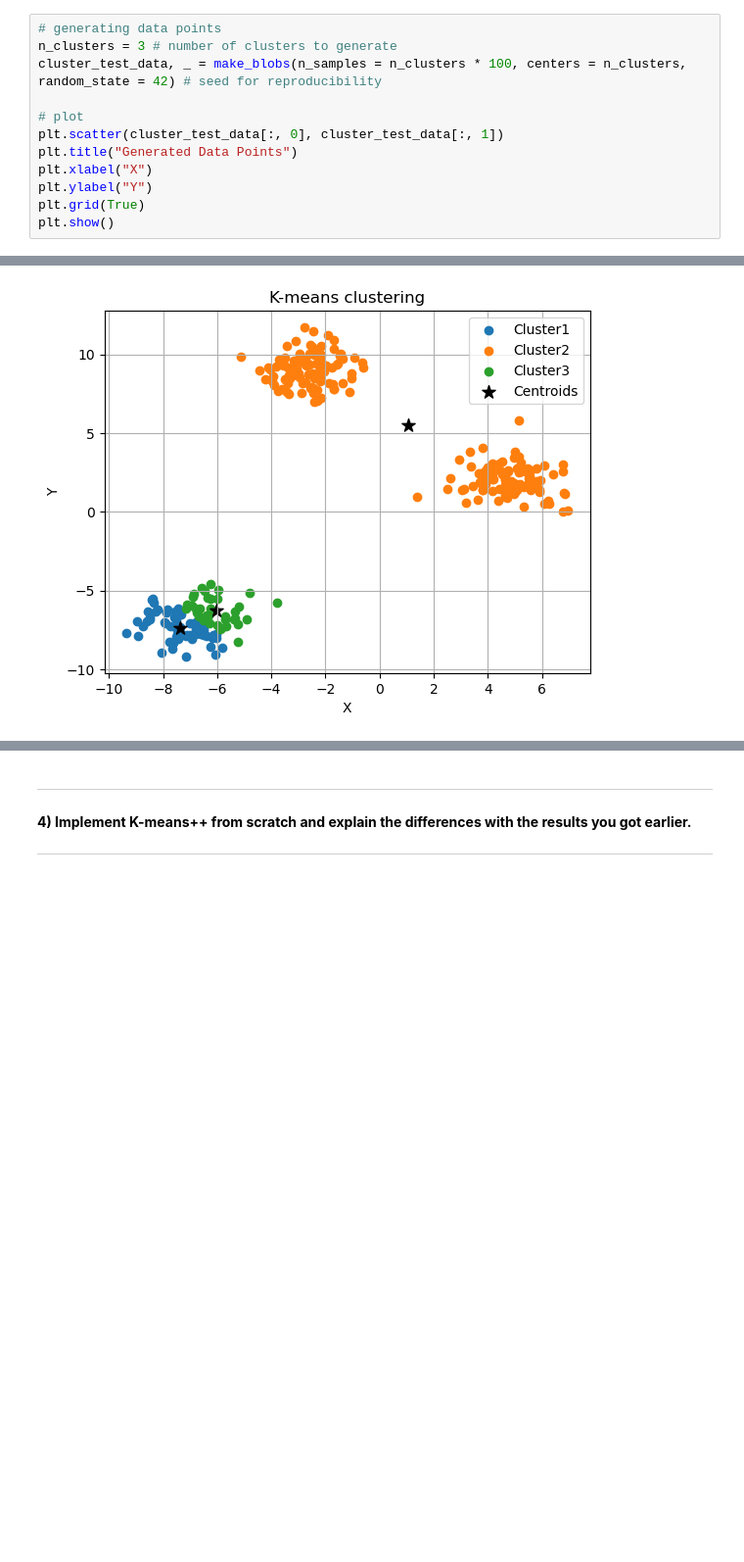
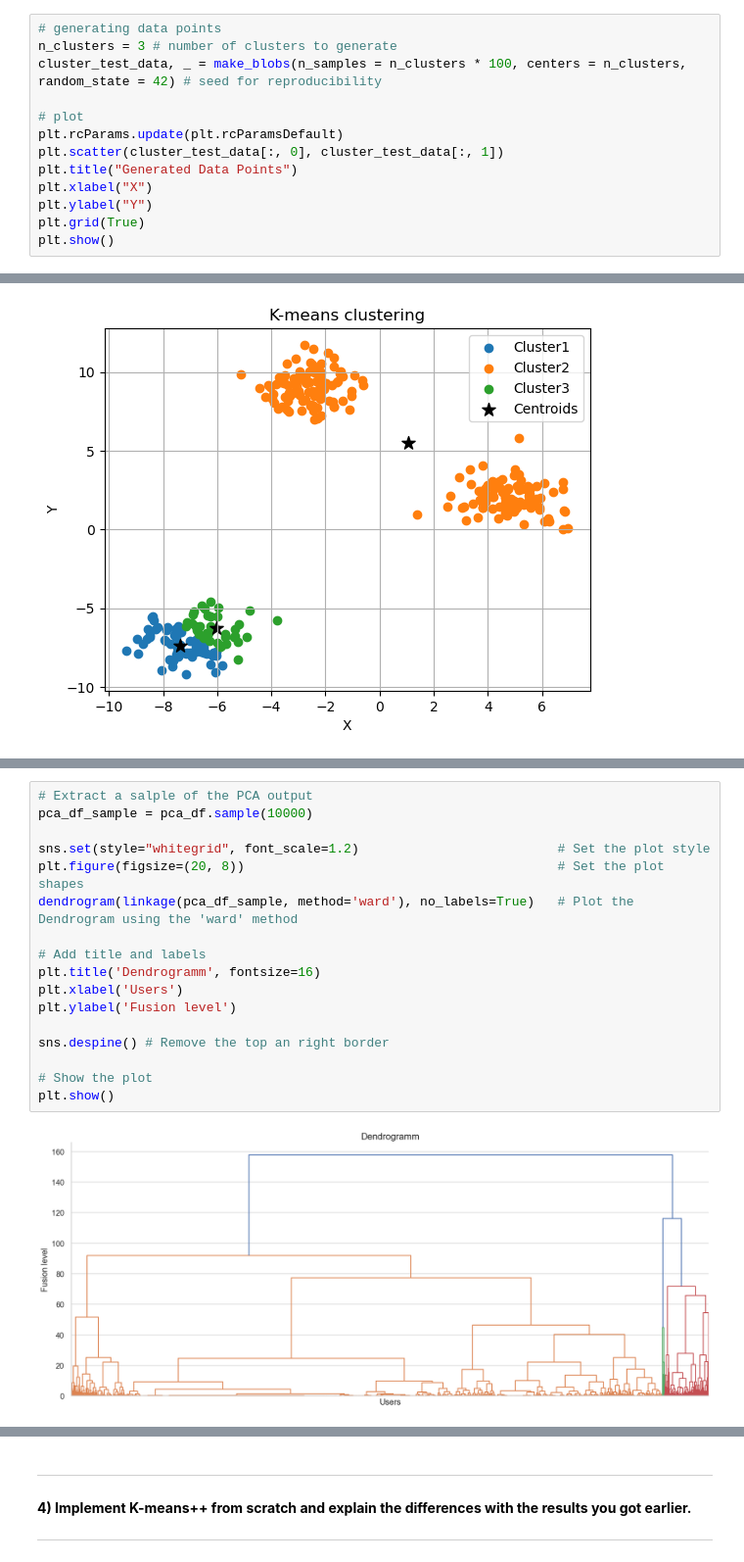
Before and after one commit to LorenzoPannacci/ADM-HW4, a Jupyter notebook: main.ipynb, the cells around one changed output, grey strips where cells are left out. Shown at 98% size. Saved outputs shown, nothing was run; the diff lists cells and outputs as text; blank space fills up the shorter version.

```diff
--- a/main.ipynb
+++ b/main.ipynb
@@ -1598,6 +1568,7 @@ n_clusters = 3 # number of clusters to generate
 cluster_test_data, _ = make_blobs(n_samples = n_clusters * 100, centers = n_clusters, random_state = 42) # seed for reproducibility
 
 # plot
+plt.rcParams.update(plt.rcParamsDefault)
 plt.scatter(cluster_test_data[:, 0], cluster_test_data[:, 1])
 plt.title("Generated Data Points")
 plt.xlabel("X")
@@ -1644,0 +1628,19 @@ plt.show()
+# %%
+# Extract a salple of the PCA output
+pca_df_sample = pca_df.sample(10000)
+
+sns.set(style="whitegrid", font_scale=1.2)                          # Set the plot style
+plt.figure(figsize=(20, 8))                                         # Set the plot shapes
+dendrogram(linkage(pca_df_sample, method='ward'), no_labels=True)   # Plot the Dendrogram using the 'ward' method
+
+# Add title and labels
+plt.title('Dendrogramm', fontsize=16)
+plt.xlabel('Users')
+plt.ylabel('Fusion level')
+
+sns.despine() # Remove the top an right border
+
+# Show the plot
+plt.show()
+# %% [output]
+[figure, added]
```
Also changed, not shown: parts of 47 cells of this notebook, 1 other file.
